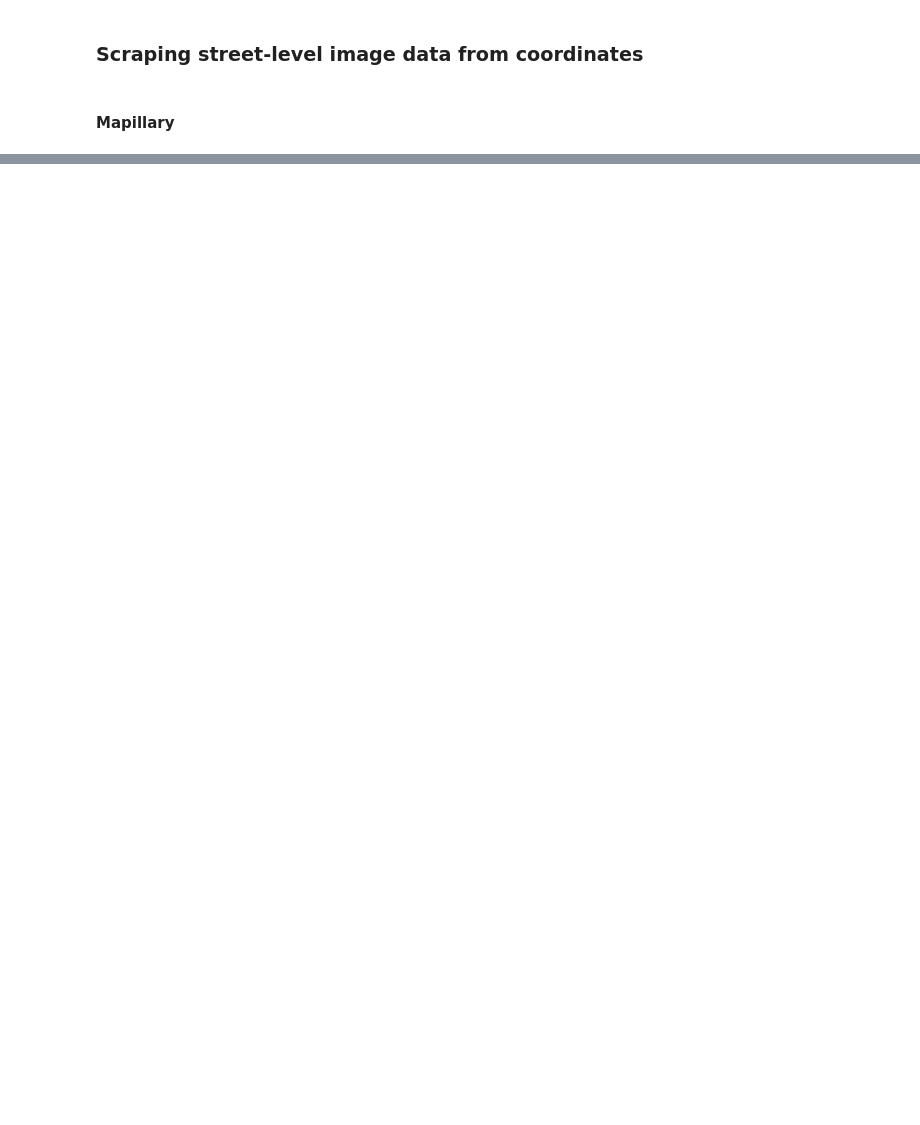
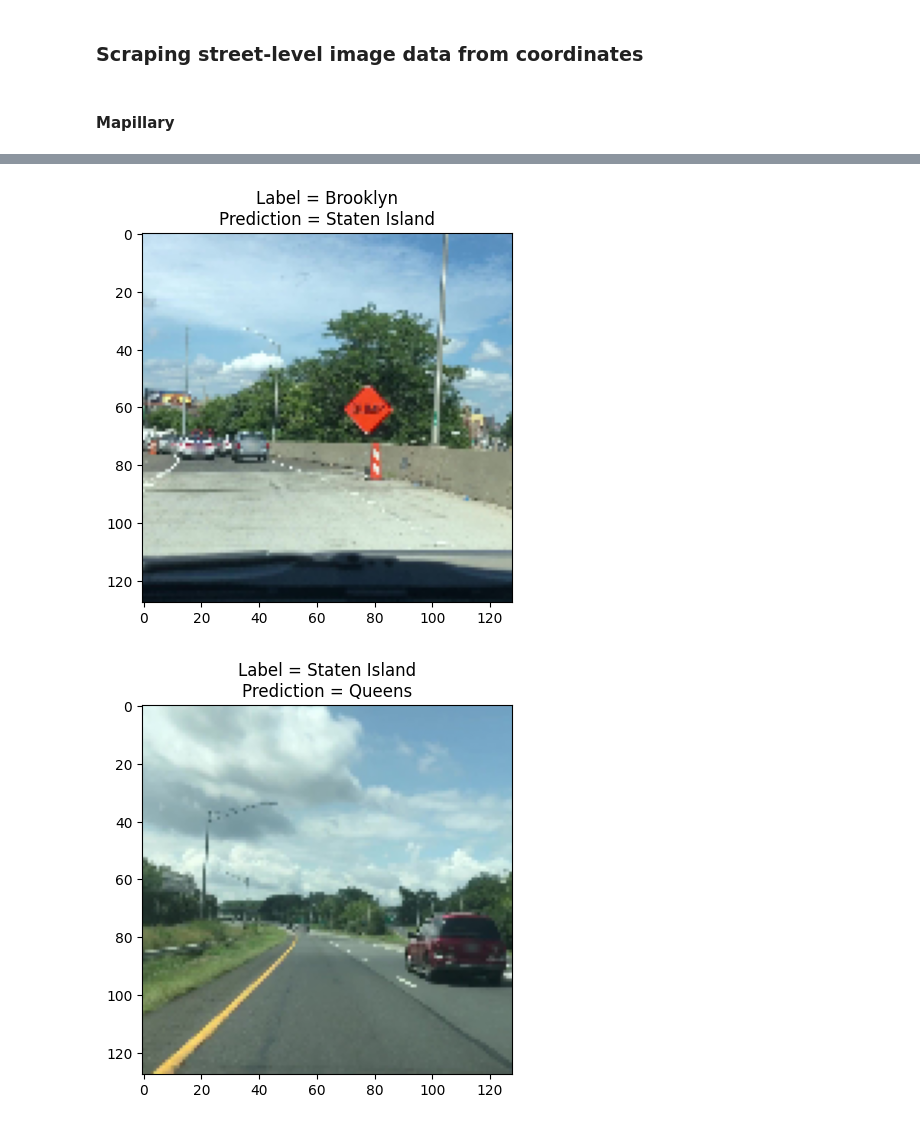
Before and after one commit to FlorSanders/RecogNYCe, a Jupyter notebook: develop.ipynb, the cells around one changed output, grey strips where cells are left out. Saved outputs shown, nothing was run; the diff lists cells and outputs as text; code cells hidden in the pictures; blank space fills up the shorter version.

```diff
--- a/develop.ipynb
+++ b/develop.ipynb
@@ -111,0 +340,7 @@ dataset.head(10)
+# %%
+model = create_model()
+model.compile(
+    optimizer='adam',
+    loss='sparse_categorical_crossentropy',
+    metrics=['accuracy']
+)
@@ -111,0 +370,8 @@ dataset.head(10)
+# %%
+model.fit(
+    x=X_train,
+    y=y_train,
+    batch_size=25,
+    epochs=10,
+    validation_data=(X_val, y_val),
+)
@@ -111,0 +401,17 @@ dataset.head(10)
+# %%
+y_val_hat = np.argmax(np.array(model(X_val)), axis=1)
+# %%
+y_labels = [boroughs[i] for i in y_val]
+y_labels_hat = [boroughs[i] for i in y_val_hat]
+# %%
+for n in range(10):
+    i = np.random.choice(len(y_labels))
+    label = y_labels[i]
+    label_hat = y_labels_hat[i]
+    img = X_val[i]
+
+    fig, ax = plot_img(img)
+    ax.set_title(f"Label = {label}\nPrediction = {label_hat}")
+# %% [output]
+[figure, added]
+[figure, added]
```
Also changed, not shown: parts of 23 cells of this notebook, 1 other file.
